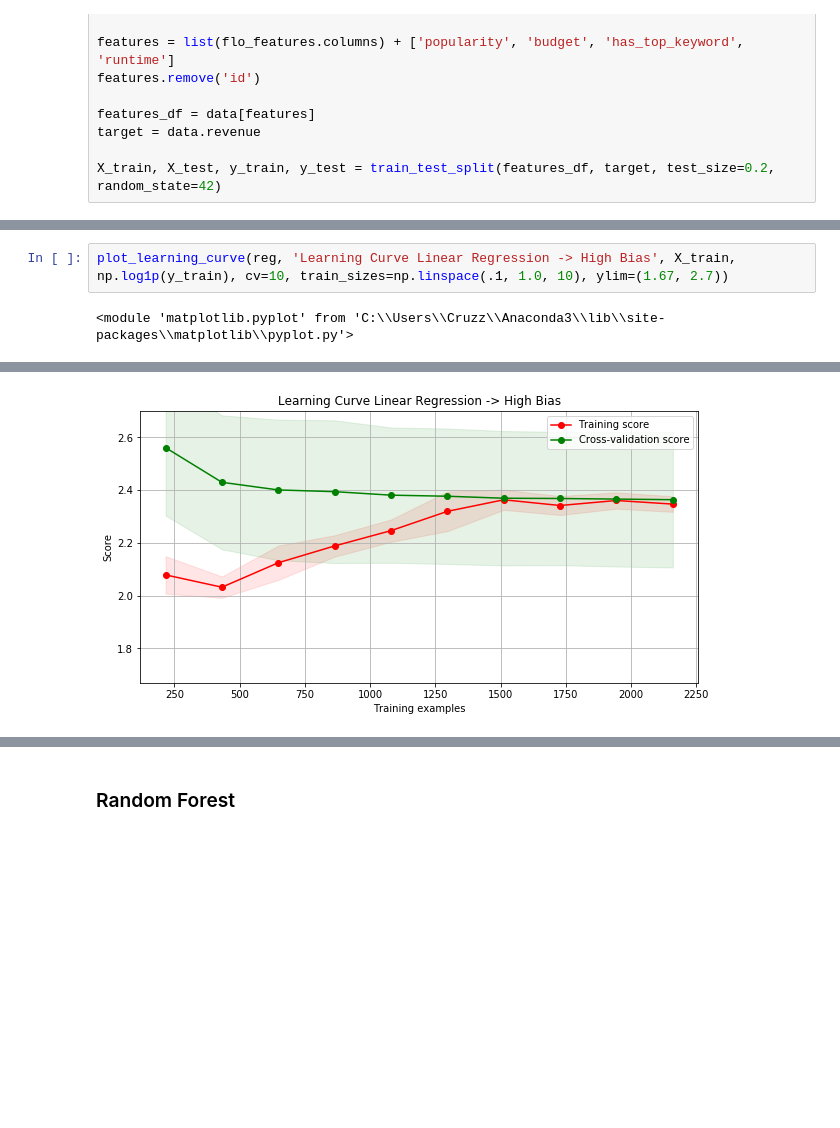
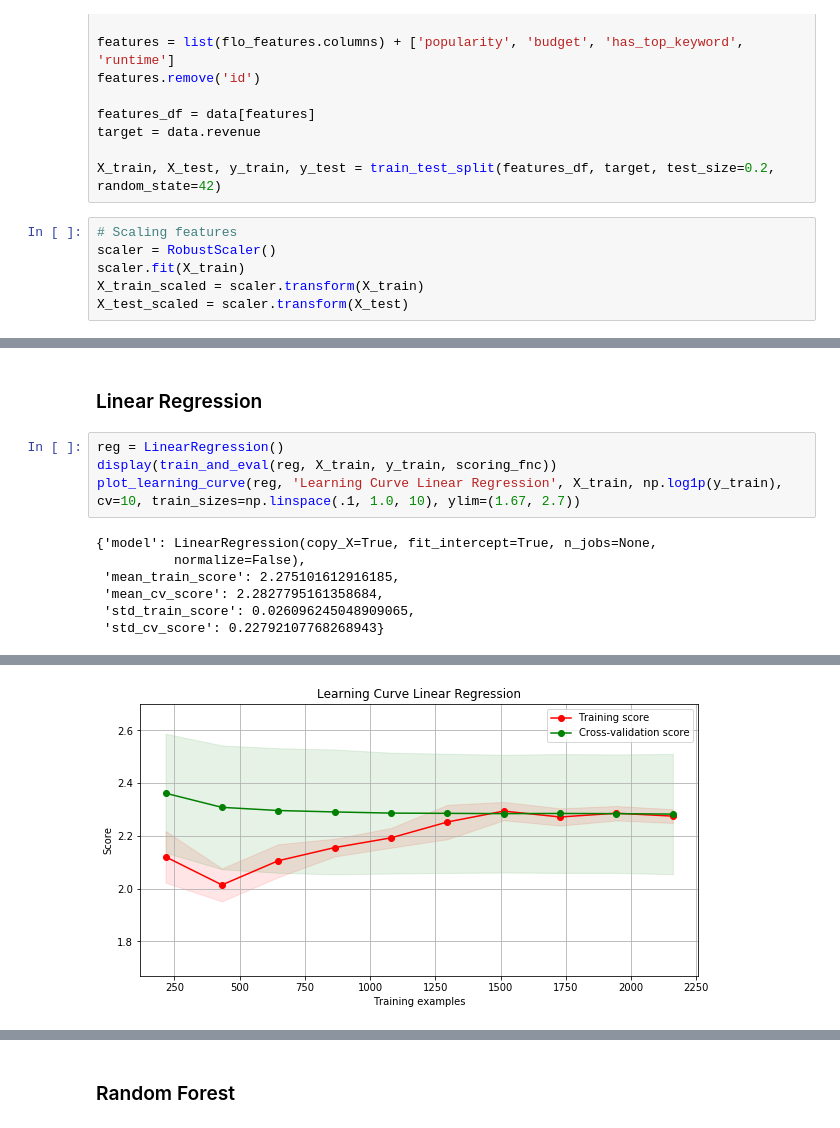
Before and after one commit to Cruzzor/BoxOffice, a Jupyter notebook: First_Model_Marcel.ipynb, the cells around one changed output, grey strips where cells are left out. Drawn from its saved outputs; the diff is of its cells as text; blank space fills up the shorter version.

```diff
--- a/First_Model_Marcel.ipynb
+++ b/First_Model_Marcel.ipynb
@@ -57,3 +60,9 @@ features_df = data[features]
 target = data.revenue
 
 X_train, X_test, y_train, y_test = train_test_split(features_df, target, test_size=0.2, random_state=42)
+# %%
+# Scaling features
+scaler = RobustScaler()
+scaler.fit(X_train)
+X_train_scaled = scaler.transform(X_train)
+X_test_scaled = scaler.transform(X_test)
@@ -194,4 +204,13 @@ def plot_learning_curve(estimator, title, X, y, ylim=None, cv=None,
+# %% [markdown]
+### Linear Regression
 # %%
-plot_learning_curve(reg, 'Learning Curve Linear Regression -> High Bias', X_train, np.log1p(y_train), cv=10, train_sizes=np.linspace(.1, 1.0, 10), ylim=(1.67, 2.7))
+reg = LinearRegression()
+display(train_and_eval(reg, X_train, y_train, scoring_fnc))
+plot_learning_curve(reg, 'Learning Curve Linear Regression', X_train, np.log1p(y_train), cv=10, train_sizes=np.linspace(.1, 1.0, 10), ylim=(1.67, 2.7))
 # %% [output]
-<module 'matplotlib.pyplot' from 'C:\\Users\\Cruzz\\Anaconda3\\lib\\site-packages\\matplotlib\\pyplot.py'>
+{'model': LinearRegression(copy_X=True, fit_intercept=True, n_jobs=None,
+          normalize=False),
+ 'mean_train_score': 2.275101612916185,
+ 'mean_cv_score': 2.2827795161358684,
+ 'std_train_score': 0.026096245048909065,
+ 'std_cv_score': 0.22792107768268943}
@@ -198 +218 @@ plot_learning_curve(reg, 'Learning Curve Linear Regression -> High Bias', X_trai
-[figure, old version]
+[figure, new version]
```
Also changed, not shown: parts of 12 cells of this notebook.
